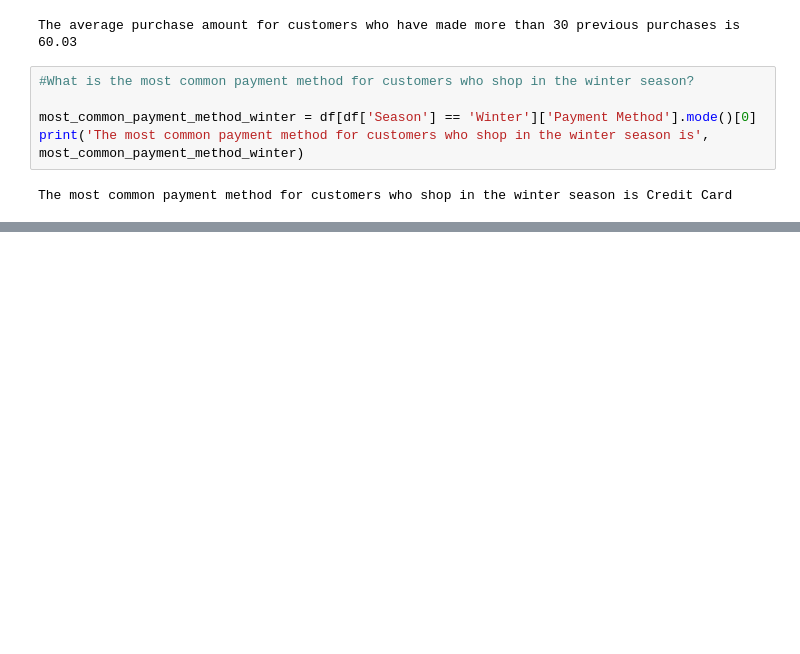
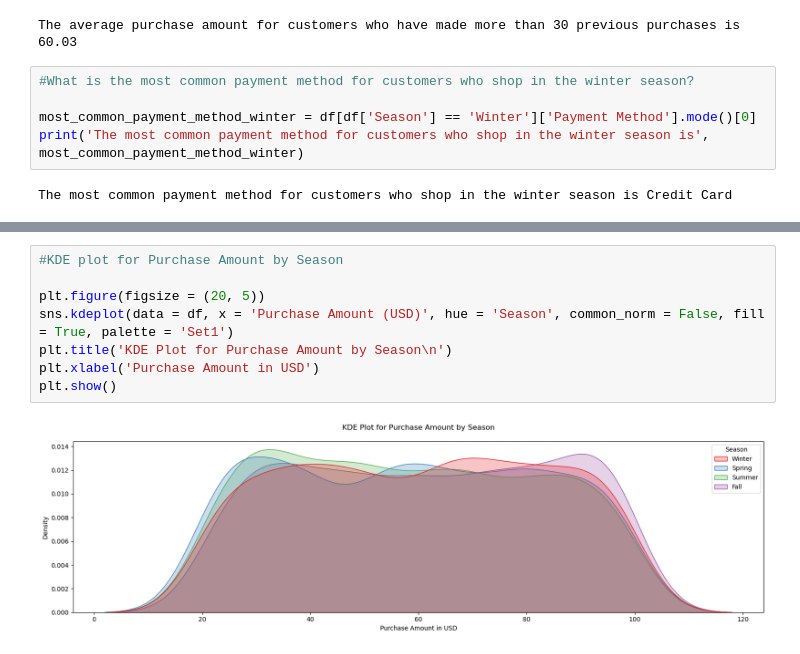
Before and after one commit to noahnoahnoahtran/project18-shopping-trend-analysis, a Jupyter notebook: shopping_trend_analysis.ipynb, the cells around one changed output, grey strips where cells are left out. Drawn from its saved outputs; the diff is of its cells as text; blank space fills up the shorter version.

```diff
--- a/shopping_trend_analysis.ipynb
+++ b/shopping_trend_analysis.ipynb
@@ -542,0 +643,10 @@ The most common payment method for customers who shop in the winter season is Cr
+# %%
+#KDE plot for Purchase Amount by Season
+
+plt.figure(figsize = (20, 5))
+sns.kdeplot(data = df, x = 'Purchase Amount (USD)', hue = 'Season', common_norm = False, fill = True, palette = 'Set1')
+plt.title('KDE Plot for Purchase Amount by Season\n')
+plt.xlabel('Purchase Amount in USD')
+plt.show()
+# %% [output]
+[figure, added]
```
Also changed, not shown: parts of 8 cells of this notebook.
